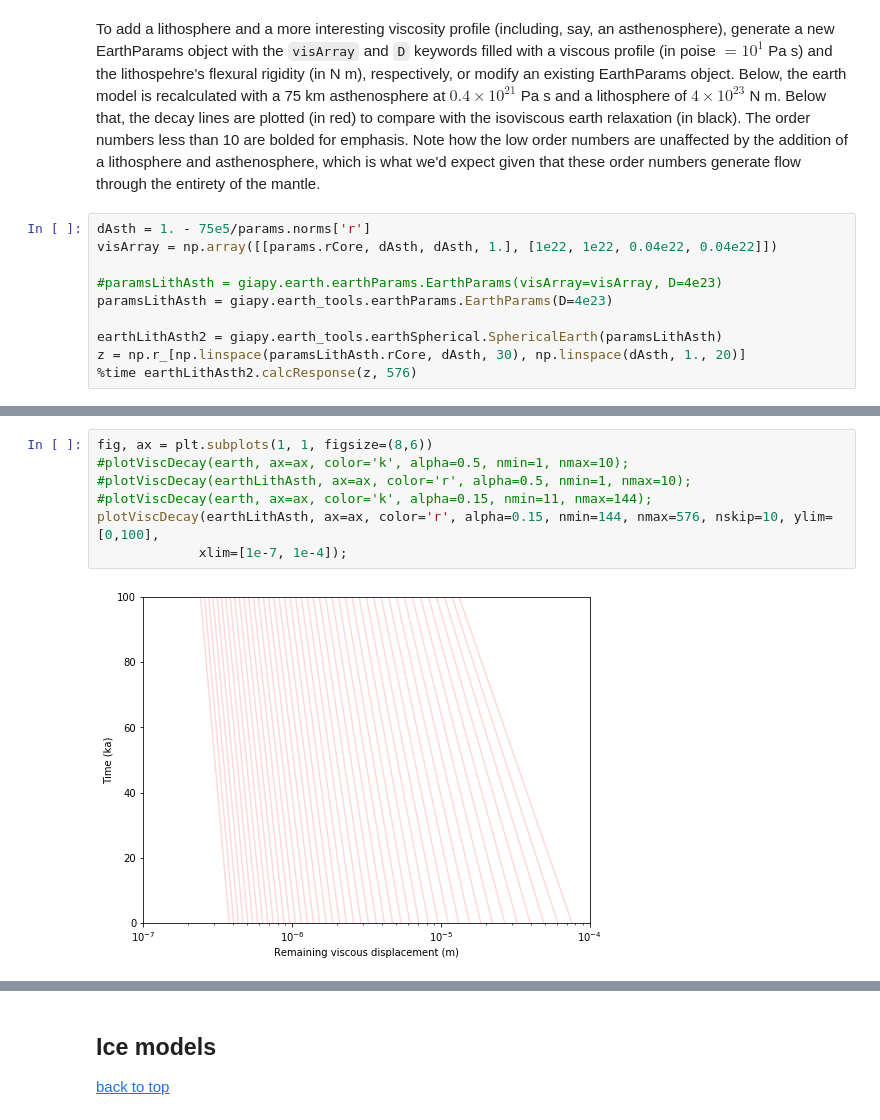
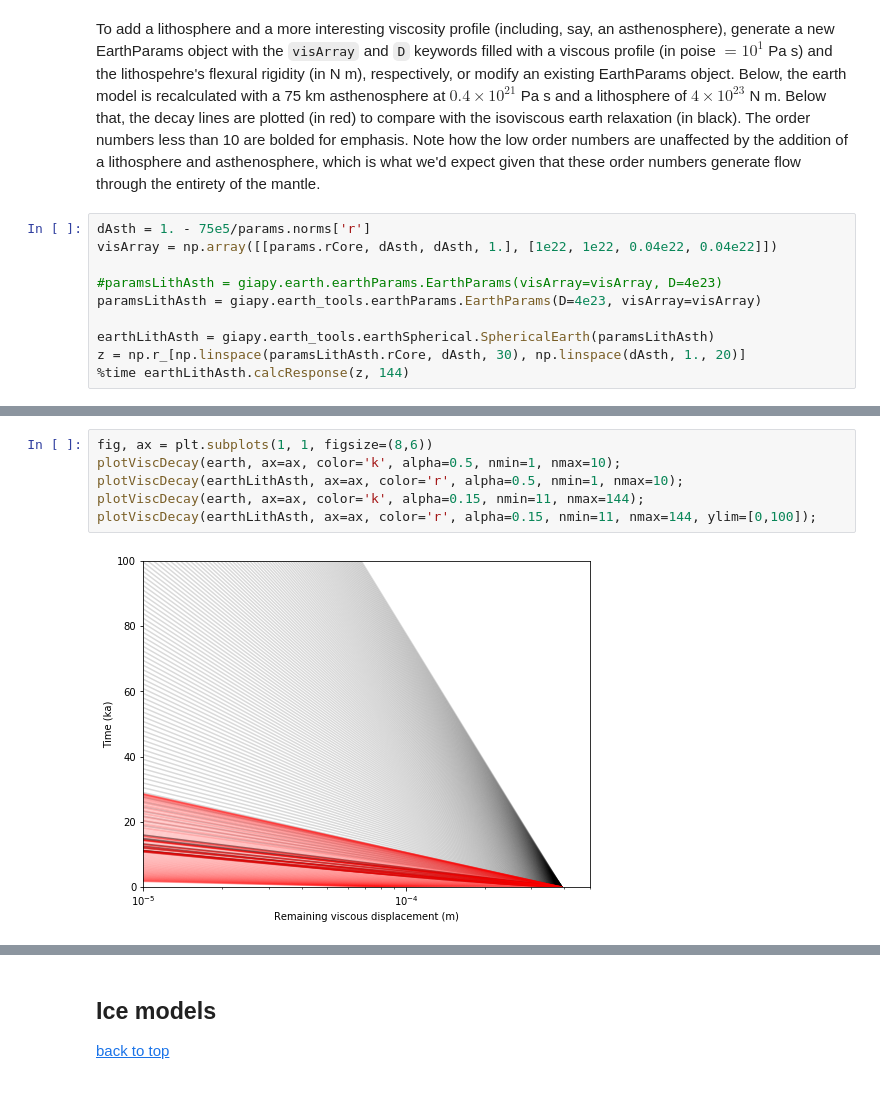
Before and after one commit to skachuck/giapy, a Jupyter notebook: nbs/giapyTutorial.ipynb, the cells around one changed output, grey strips where cells are left out. Saved outputs shown, nothing was run; the diff lists cells and outputs as text.

```diff
--- a/nbs/giapyTutorial.ipynb
+++ b/nbs/giapyTutorial.ipynb
@@ -179,9 +180,9 @@ dAsth = 1. - 75e5/params.norms['r']
 visArray = np.array([[params.rCore, dAsth, dAsth, 1.], [1e22, 1e22, 0.04e22, 0.04e22]])
 
 #paramsLithAsth = giapy.earth.earthParams.EarthParams(visArray=visArray, D=4e23)
-paramsLithAsth = giapy.earth_tools.earthParams.EarthParams(D=4e23)
+paramsLithAsth = giapy.earth_tools.earthParams.EarthParams(D=4e23, visArray=visArray)
 
-earthLithAsth2 = giapy.earth_tools.earthSpherical.SphericalEarth(paramsLithAsth)
+earthLithAsth = giapy.earth_tools.earthSpherical.SphericalEarth(paramsLithAsth)
 z = np.r_[np.linspace(paramsLithAsth.rCore, dAsth, 30), np.linspace(dAsth, 1., 20)]
-%time earthLithAsth2.calcResponse(z, 576)
+%time earthLithAsth.calcResponse(z, 144)
 # %% [output]
@@ -190,9 +191,8 @@ Wall time: 1min 18s
 # %%
 fig, ax = plt.subplots(1, 1, figsize=(8,6))
-#plotViscDecay(earth, ax=ax, color='k', alpha=0.5, nmin=1, nmax=10);
-#plotViscDecay(earthLithAsth, ax=ax, color='r', alpha=0.5, nmin=1, nmax=10);
-#plotViscDecay(earth, ax=ax, color='k', alpha=0.15, nmin=11, nmax=144);
-plotViscDecay(earthLithAsth, ax=ax, color='r', alpha=0.15, nmin=144, nmax=576, nskip=10, ylim=[0,100],
-             xlim=[1e-7, 1e-4]);
+plotViscDecay(earth, ax=ax, color='k', alpha=0.5, nmin=1, nmax=10);
+plotViscDecay(earthLithAsth, ax=ax, color='r', alpha=0.5, nmin=1, nmax=10);
+plotViscDecay(earth, ax=ax, color='k', alpha=0.15, nmin=11, nmax=144);
+plotViscDecay(earthLithAsth, ax=ax, color='r', alpha=0.15, nmin=11, nmax=144, ylim=[0,100]);
 # %% [output]
-[figure, old version]
+[figure, new version]
```
Also changed, not shown: parts of 21 cells of this notebook, 1 other file.
